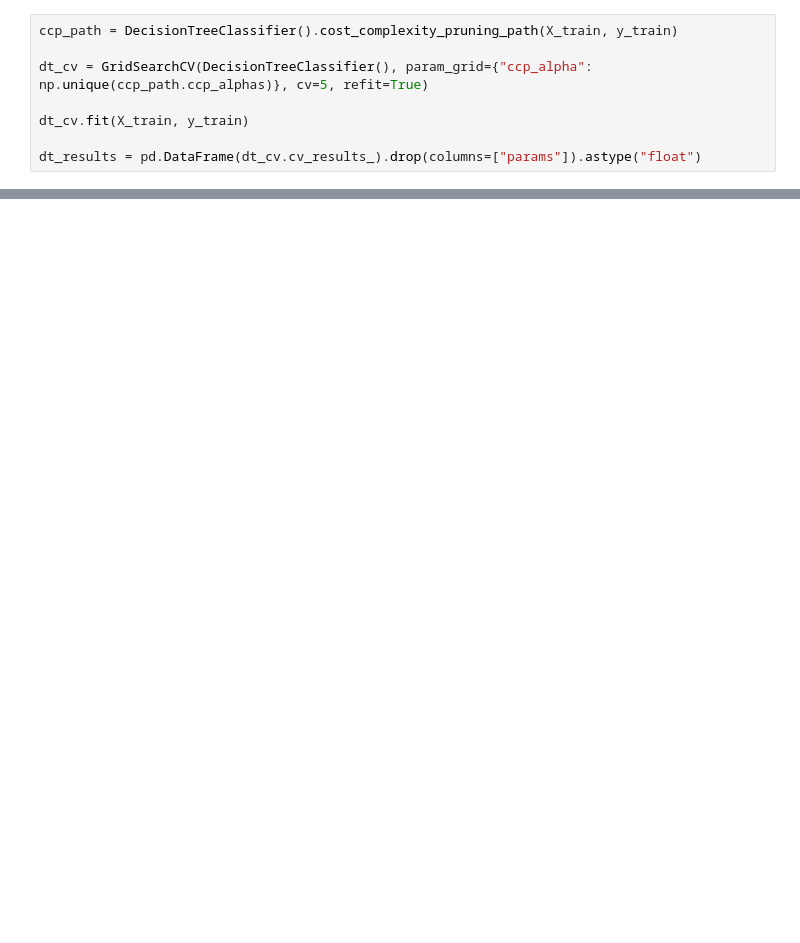
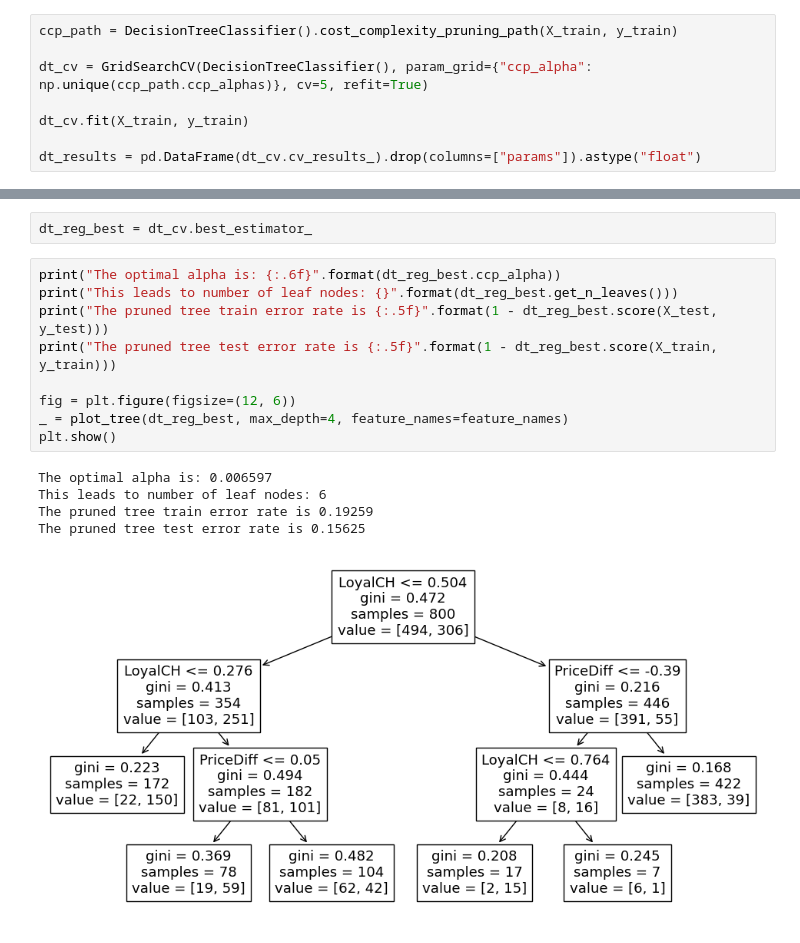
Before and after one commit to james-hughes1/mphildis-coursework, a Jupyter notebook: applied-data-science/Examples3_jh.ipynb, the cells around one changed output, grey strips where cells are left out. Saved outputs shown, nothing was run; the diff lists cells and outputs as text; blank space fills up the shorter version.

```diff
--- a/applied-data-science/Examples3_jh.ipynb
+++ b/applied-data-science/Examples3_jh.ipynb
@@ -193,0 +212,17 @@ plt.show()
+# %%
+dt_reg_best = dt_cv.best_estimator_
+# %%
+print("The optimal alpha is: {:.6f}".format(dt_reg_best.ccp_alpha))
+print("This leads to number of leaf nodes: {}".format(dt_reg_best.get_n_leaves()))
+print("The pruned tree train error rate is {:.5f}".format(1 - dt_reg_best.score(X_test, y_test)))
+print("The pruned tree test error rate is {:.5f}".format(1 - dt_reg_best.score(X_train, y_train)))
+
+fig = plt.figure(figsize=(12, 6))
+_ = plot_tree(dt_reg_best, max_depth=4, feature_names=feature_names)
+plt.show()
+# %% [output]
+The optimal alpha is: 0.006597
+This leads to number of leaf nodes: 6
+The pruned tree train error rate is 0.19259
+The pruned tree test error rate is 0.15625
+[figure, added]
```
Also changed, not shown: parts of 71 cells of this notebook, 7 other files.
